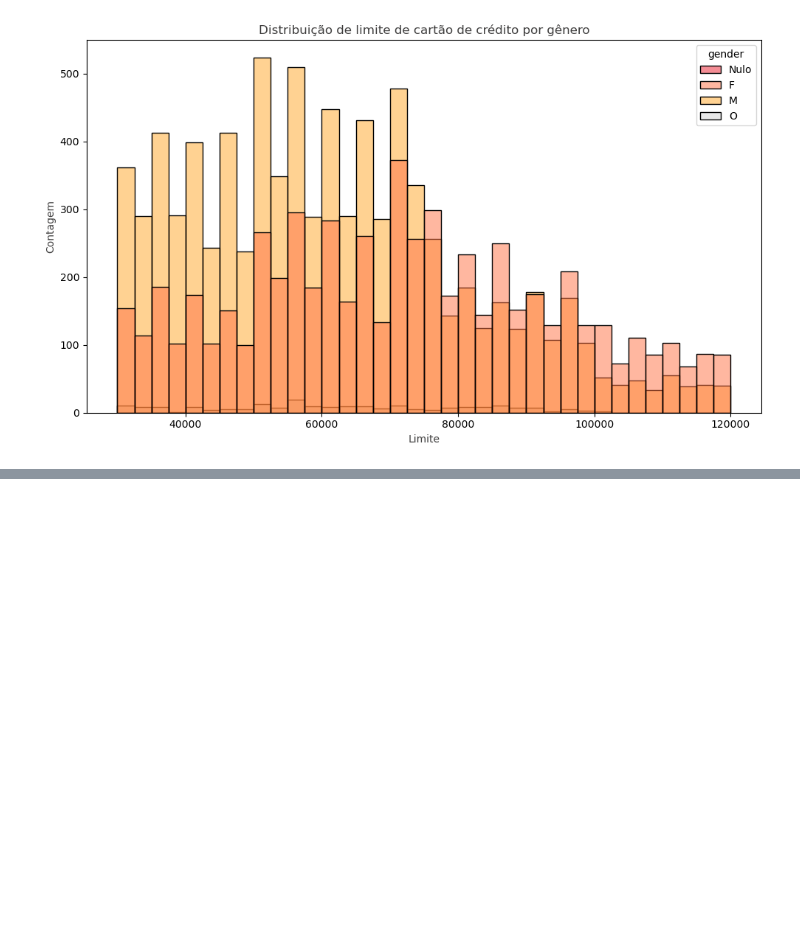
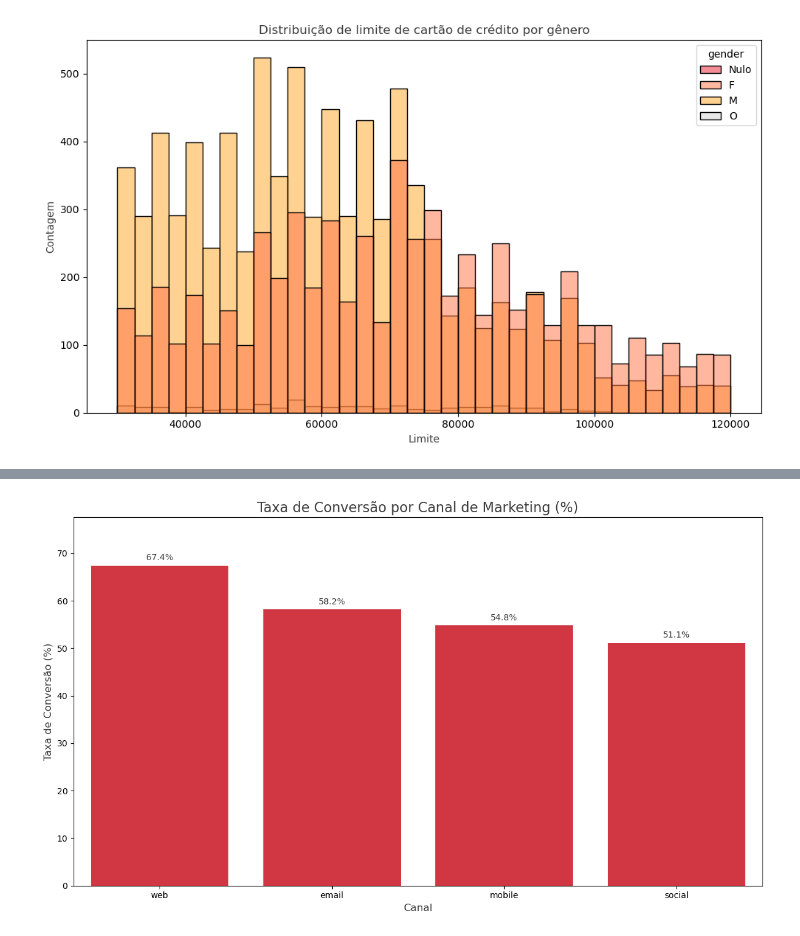
Before and after one commit to FelipeMarcelino/ifood-case, a Jupyter notebook: notebooks/data_processing.ipynb, the cells around one changed output, grey strips where cells are left out. Drawn from its saved outputs; the diff is of its cells as text; code cells hidden in the pictures; blank space fills up the shorter version.

```diff
--- a/notebooks/data_processing.ipynb
+++ b/notebooks/data_processing.ipynb
@@ -134,0 +76,4 @@ data_visualizer.plot_histogram_gender_credit_card_limit()
+# %%
+data_visualizer.plot_conversion_rate_by_channel()
+# %% [output]
+[figure, added]
```
Also changed, not shown: parts of 19 cells of this notebook.
